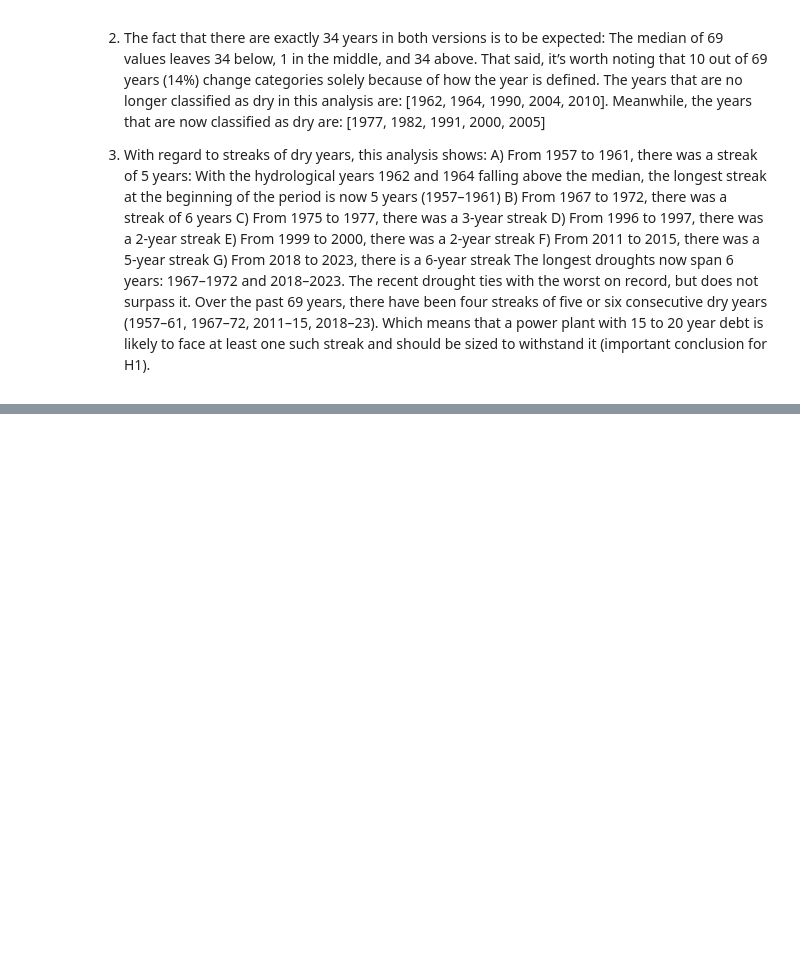
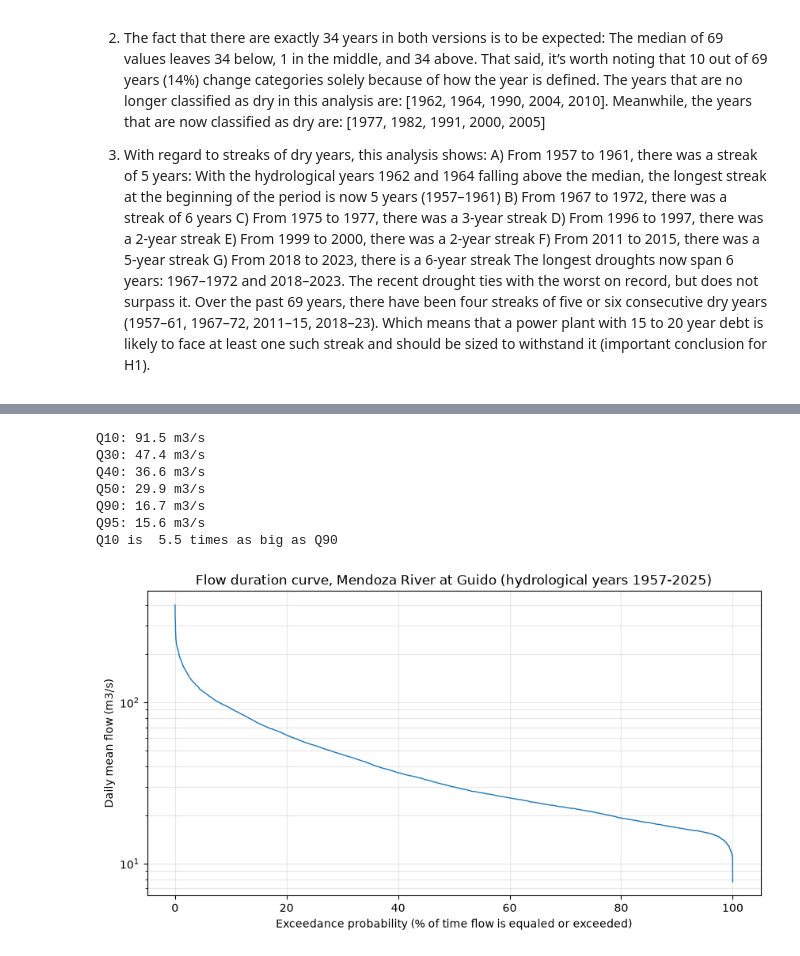
Before and after one commit to IgnacioFunesDeluigi/hydro-project-finance, a Jupyter notebook: notebooks/01_hydrology.ipynb, the cells around one changed output, grey strips where cells are left out. Drawn from its saved outputs; the diff is of its cells as text; code cells hidden in the pictures; blank space fills up the shorter version.

Commit message:
Add flow duration curve and design flow analysis (section 1.7)

```diff
--- a/notebooks/01_hydrology.ipynb
+++ b/notebooks/01_hydrology.ipynb
@@ -368,0 +384,36 @@ Over the past 69 years, there have been four streaks of five or six consecutive
+# %%
+# Filter and keep only in q_hy the days from the 69 full years, to be consistent with D6:
+q_hy = q[(hydro_year >= 1957) & (hydro_year <= 2025)]
+
+# Sort in descending order and reset the index:
+q_sorted = q_hy.sort_values(ascending=False).reset_index(drop=True) #drop=True replaces the dates for positions: 0,1,2,..
+
+# Calculate the exceedance probability (Weibull formula).
+exceedance = 100 * (q_sorted.index + 1) / (len(q_sorted) + 1) # M: is the position + 1, because Python starts counting at 0:
+
+# Calculate the Qp values : quantiles
+for p in [10, 30, 40, 50, 90, 95]:
+    print(f"Q{p}: {q_hy.quantile(1 - p/100):.1f} m3/s") # we use (1 - p/100) because “quantile” returns the value at the x% percentile below, and we want the value above x%
+fig, ax = plt.subplots(figsize=(10, 5))
+
+Q10 = q_hy.quantile(1 - 10/100)
+Q90 = q_hy.quantile(1 -90/100)
+print("Q10 is ", round(Q10/Q90,1),  "times as big as Q90")
+
+# Plot exceedance probability (x-axis, %) against discharge (y-axis, m³/s)
+ax.plot(exceedance, q_sorted, linewidth=1)   # x: % of time exceeded, y: flow
+ax.set_yscale("log")                         # log scale: low winter flows and summer peaks both visible
+ax.set_xlabel("Exceedance probability (% of time flow is equaled or exceeded)")
+ax.set_ylabel("Daily mean flow (m3/s)")
+ax.set_title("Flow duration curve, Mendoza River at Guido (hydrological years 1957-2025)")
+ax.grid(True, which="both", alpha=0.3)
+plt.show()
+# %% [output]
+Q10: 91.5 m3/s
+Q30: 47.4 m3/s
+Q40: 36.6 m3/s
+Q50: 29.9 m3/s
+Q90: 16.7 m3/s
+Q95: 15.6 m3/s
+Q10 is  5.5 times as big as Q90
+[figure, added]
```
Also changed, not shown: parts of 2 cells of this notebook.
